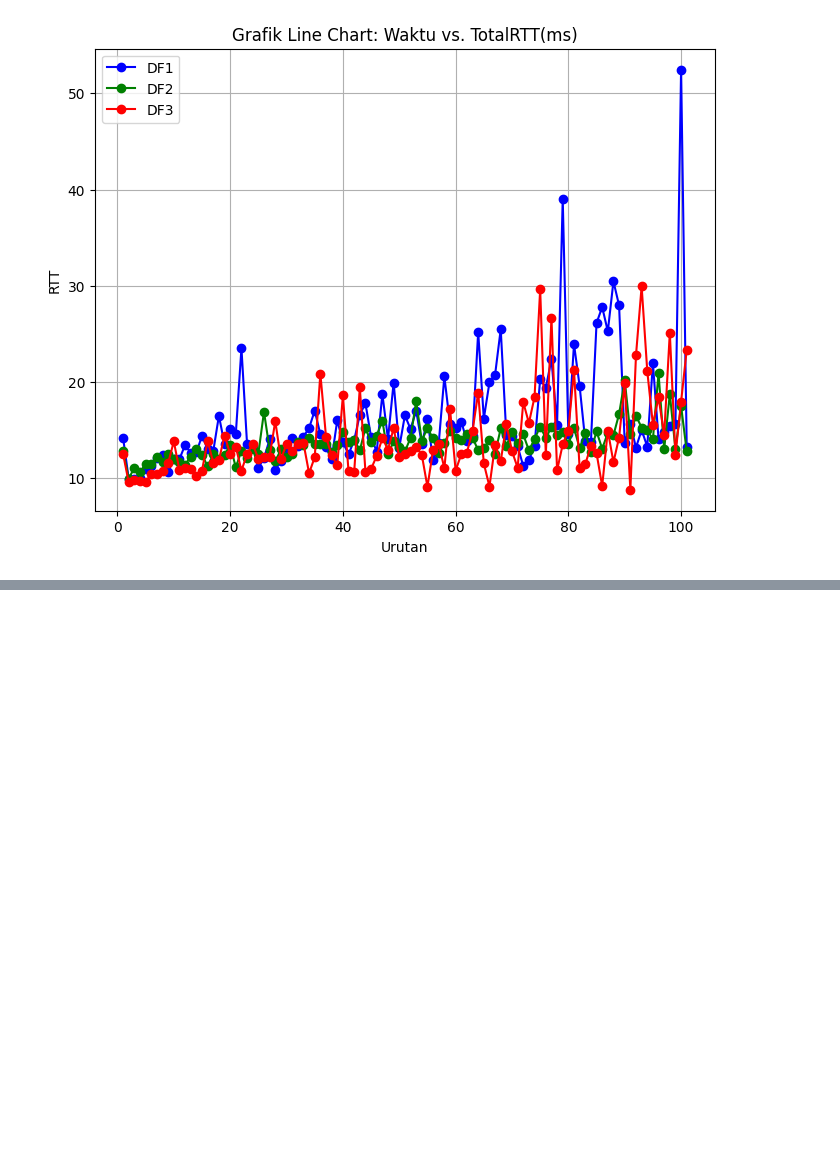
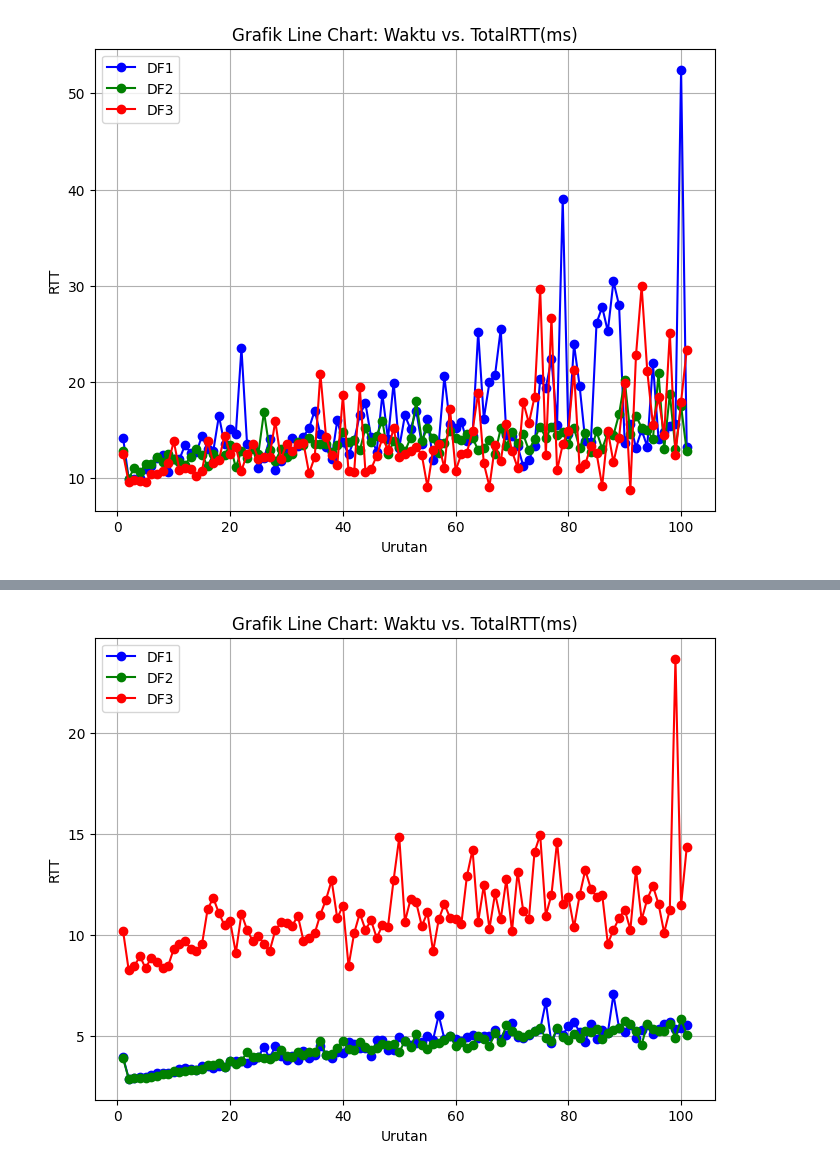
Before and after one commit to agnislur/ndn_project, a Jupyter notebook: OlahData.ipynb, the cells around one changed output, grey strips where cells are left out. Cells and saved outputs as stored; diff of their text form; code cells hidden in the pictures; blank space fills up the shorter version.

```diff
--- a/OlahData.ipynb
+++ b/OlahData.ipynb
@@ -207,0 +224,10 @@ plt.show()
+# %%
+import pandas as pd
+
+# Tambahkan kolom baru dengan urutan 1, 2, 3, ...
+log31['Urutan'] = range(1, len(log31) + 1)
+log32['Urutan'] = range(1, len(log32) + 1)
+log33['Urutan'] = range(1, len(log33) + 1)
+
+# Tampilkan DataFrame hasil
+print(log11)
@@ -207,0 +252,24 @@ plt.show()
+# %%
+import pandas as pd
+import matplotlib.pyplot as plt
+
+# Gabungkan DataFrames df1, df2, dan df3
+combined_df3 = pd.concat([log31[['Urutan', 'TotalRTT(ms)']], log32[['Urutan', 'TotalRTT(ms)']], log33[['Urutan', 'TotalRTT(ms)']]], ignore_index=True)
+
+# Membuat line chart dengan warna yang berbeda-beda
+plt.figure(figsize=(8, 6))  # Ukuran figur (opsional)
+
+# Daftar warna yang berbeda untuk setiap DataFrame
+colors = ['blue', 'green', 'red']
+
+for i, df in enumerate([log31, log32, log33]):
+    plt.plot(df['Urutan'], df['TotalRTT(ms)'], marker='o', linestyle='-', color=colors[i], label=f'DF{i+1}')
+
+plt.title('Grafik Line Chart: Waktu vs. TotalRTT(ms)')
+plt.xlabel('Urutan')
+plt.ylabel('RTT')
+plt.grid(True)  # Menampilkan grid (opsional)
+plt.legend()  # Menampilkan legenda untuk setiap line
+plt.show()
+# %% [output]
+[figure, added]
```
Also changed, not shown: parts of 13 cells of this notebook.
